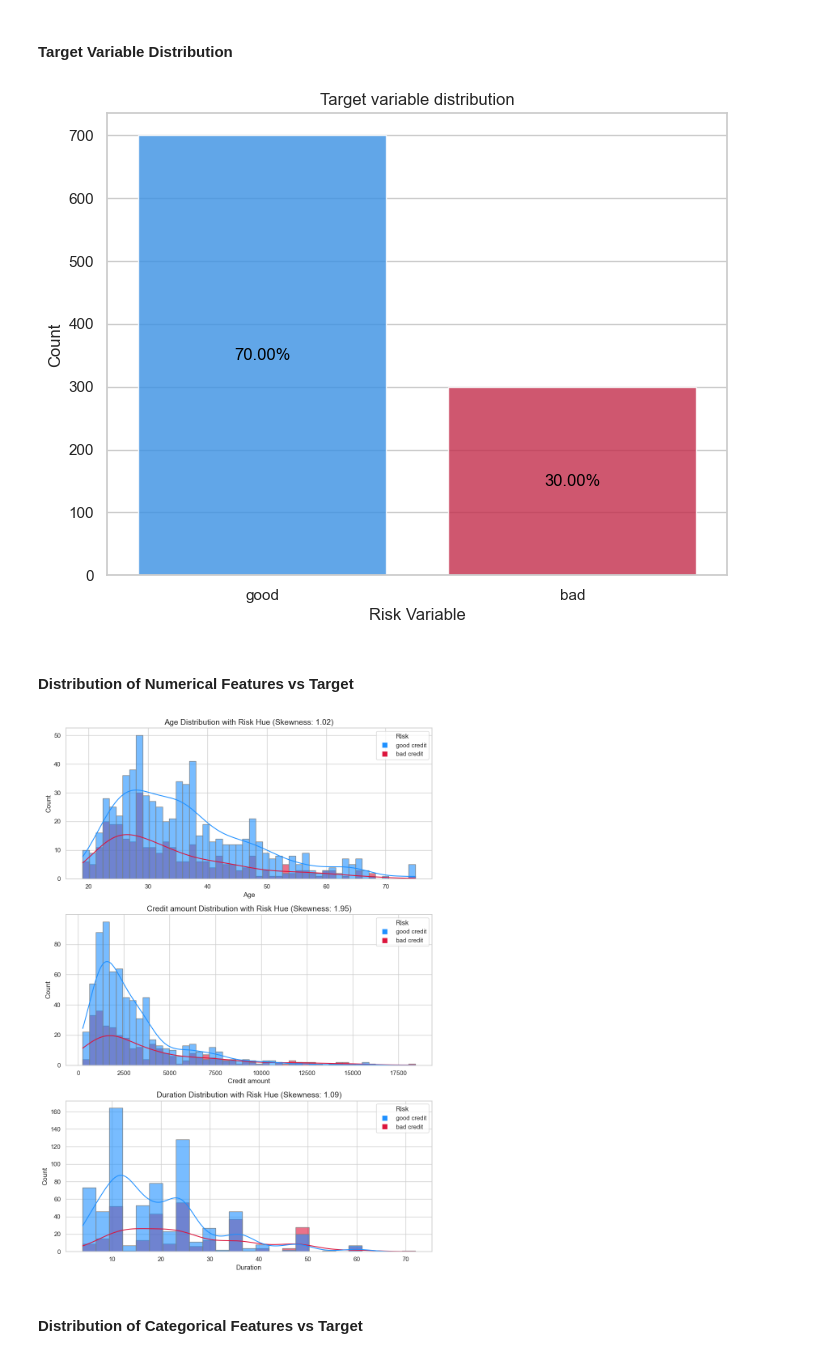
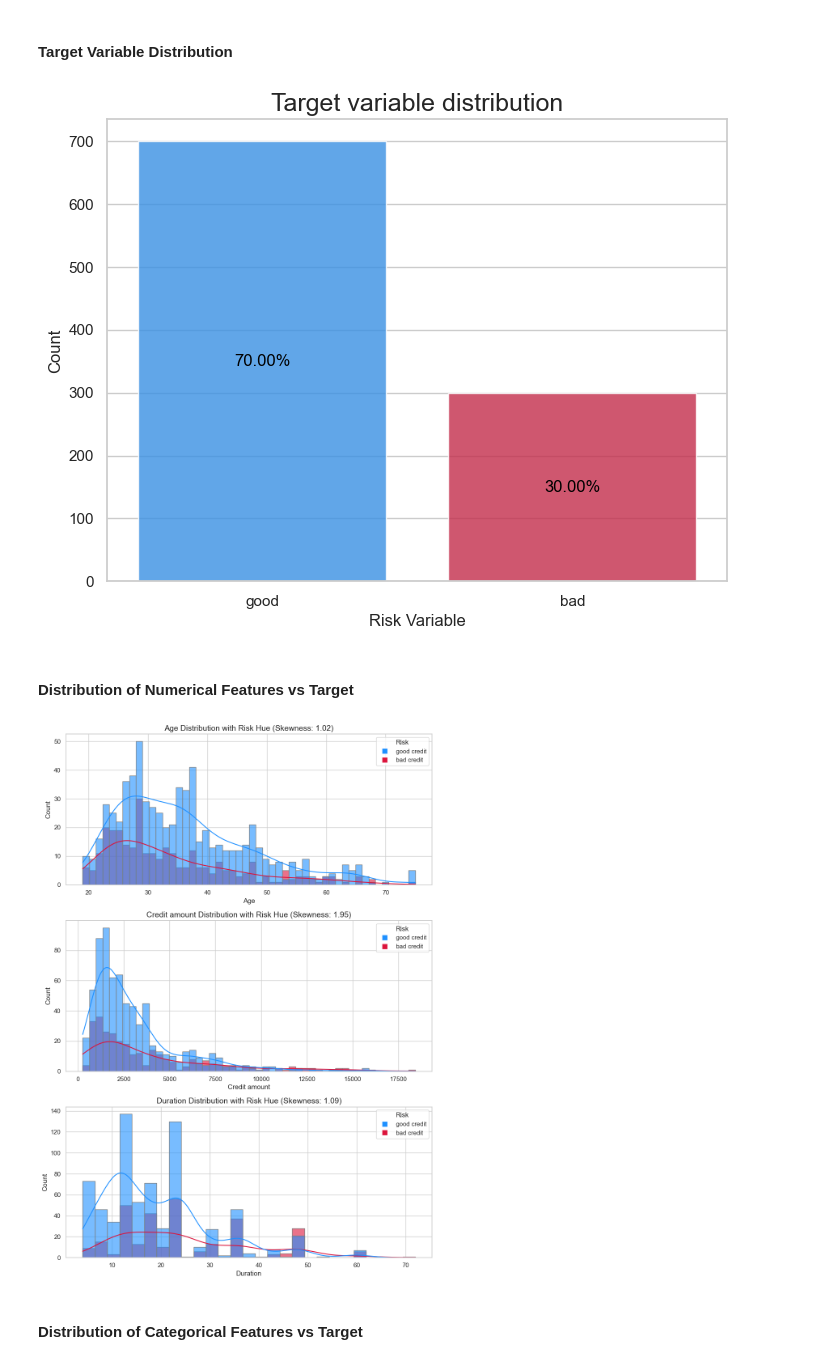
Before and after one commit to trevsauer/ADS-505_Final_Project_Team4, a Jupyter notebook: German_Credit_Risk_EDA.ipynb, the cells around one changed output. Cells and saved outputs as stored; diff of their text form; code cells hidden in the pictures.

```diff
--- a/German_Credit_Risk_EDA.ipynb
+++ b/German_Credit_Risk_EDA.ipynb
@@ -118,16 +119,23 @@ sns.set(style="whitegrid")
 ax = sns.barplot(x=counts.index, y=counts.values, palette=['dodgerblue', 'crimson'], alpha=0.8)
 plt.xlabel('Risk Variable')
 plt.ylabel('Count')
-plt.title('Target variable distribution')
+plt.title('Target variable distribution', fontsize=18)
 
 # Add percentages at the center of each bar
 for bar, percentage in zip(ax.patches, percentages):
     plt.text(bar.get_x() + bar.get_width() / 2, bar.get_height() / 2, f'{percentage:.2f}%',
              ha='center', va='center', fontsize=12, color='black')
 
+# Save the plot to the "plots" folder
+plots_folder = 'plots'
+if not os.path.exists(plots_folder):
+    os.makedirs(plots_folder)
+plot_filename = os.path.join(plots_folder, 'target_variable_distribution.png')
+plt.savefig(plot_filename)
+
 plt.show()
 # %% [output]
-[figure, old version]
+[figure, new version]
 # %% [markdown]
 #### Distribution of Numerical Features vs Target
 # %%
@@ -135,35 +143,43 @@ plt.show()
 sns.set(style="whitegrid")
 fig, axes = plt.subplots(3, 1, figsize=(10, 14))
 
 # Columns to plot and their corresponding bin counts
 columns_to_plot = ['Age', 'Credit amount', 'Duration']
-bin_counts = [50, 50, 25]  # Adjust the bin counts as needed
+bin_counts = [50, 50, 27]  # Adjust the bin counts as needed
 
 # Loop through columns and create histograms with specified bin counts
 for i, (column, bins) in enumerate(zip(columns_to_plot, bin_counts)):
     ax = axes[i]
 
     # Calculate skewness
     skewness = df[column].skew()
 
     sns.histplot(data=df, x=column, hue='Risk', alpha=0.6, element='bars', bins=bins,
                  palette={'good': 'dodgerblue', 'bad': 'crimson'}, edgecolor='grey', kde=True, legend=True, ax=ax)
     ax.set_xlabel(column)
     ax.set_ylabel('Count')
 
     # Add skewness to the title
     ax.set_title(f'{column} Distribution with Risk Hue (Skewness: {skewness:.2f})', fontsize=14)
     sns.set(style="whitegrid")
     legend_labels = ['good credit', 'bad credit']
     legend_colors = ['dodgerblue', 'crimson']
     legend_handles = [plt.Line2D([0], [0], marker='s', color='w', markerfacecolor=color, markersize=10, label=label) for color, label in zip(legend_colors, legend_labels)]
     ax.legend(handles=legend_handles, title='Risk')
 
 # Adjust spacing between subplots
 plt.tight_layout()
+
+# Save the plot to the "plots" folder
+plots_folder = 'plots'
+if not os.path.exists(plots_folder):
+    os.makedirs(plots_folder)
+plot_filename = os.path.join(plots_folder, 'age_creditamount_duration_distributions.png')
+plt.savefig(plot_filename)
+
 plt.show()
 # %% [output]
-[figure, old version]
+[figure, new version]
 # %% [markdown]
 #### Distribution of Categorical Features vs Target
 # %%
```
Also changed, not shown: parts of 14 cells of this notebook, 11 other files.
